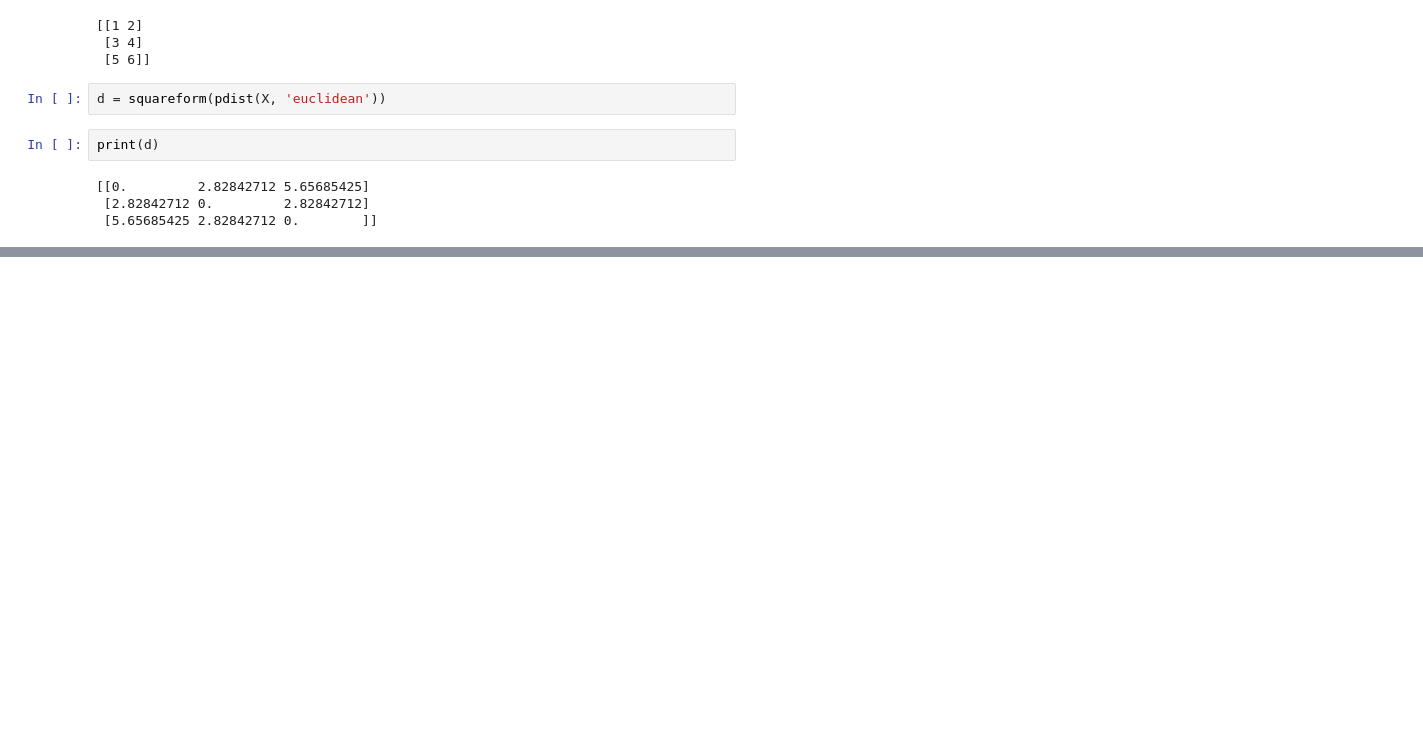
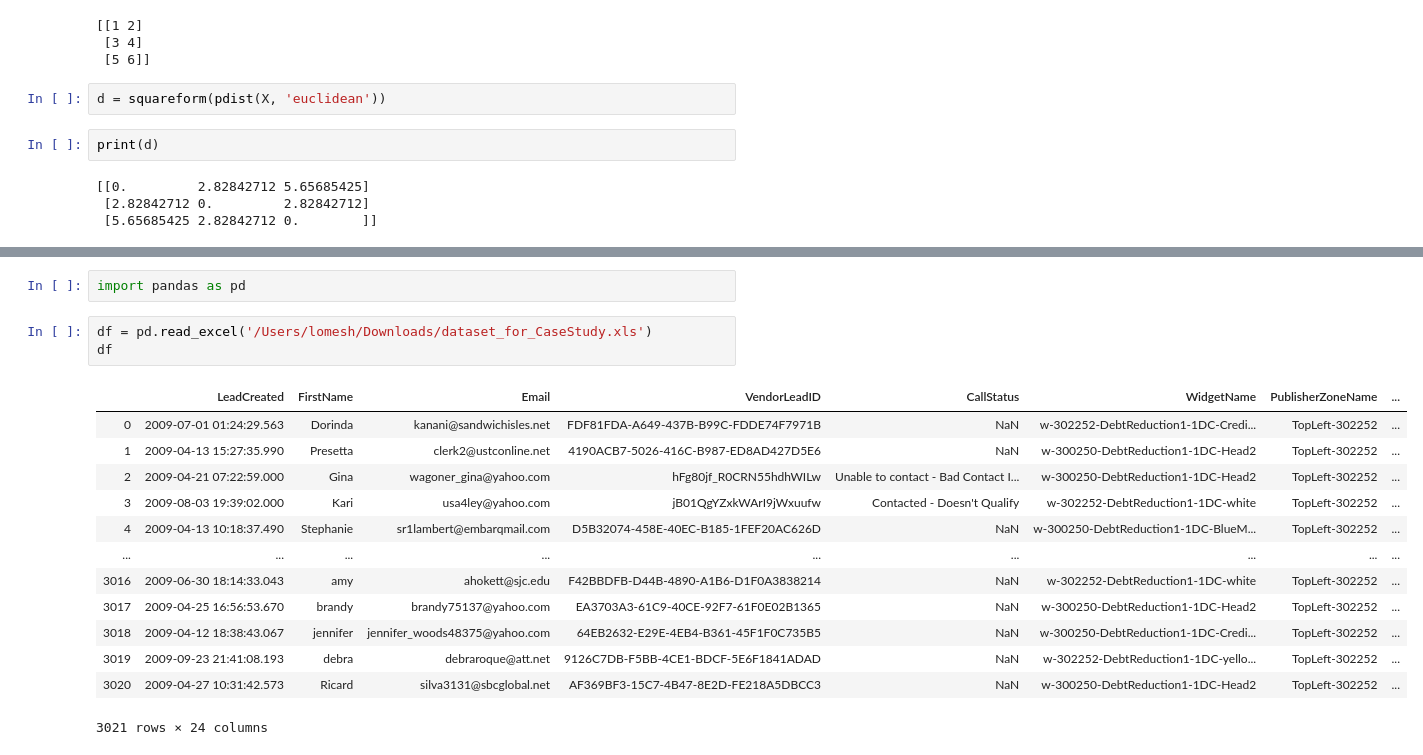
Before and after one commit to acharles7/problem-solving, a Jupyter notebook: numpy.ipynb, the cells around one changed output, grey strips where cells are left out. Cells and saved outputs as stored; diff of their text form; blank space fills up the shorter version.

```diff
--- a/numpy.ipynb
+++ b/numpy.ipynb
@@ -112,0 +1012,19 @@ print(d)
+# %%
+import pandas as pd
+# %%
+df = pd.read_excel('/Users/lomesh/Downloads/dataset_for_CaseStudy.xls')
+df
+# %% [output]
+|  | LeadCreated | FirstName | Email | VendorLeadID | CallStatus | WidgetName | PublisherZoneName | ... |
+| 0 | 2009-07-01 01:24:29.563 | Dorinda | kanani@sandwichisles.net | FDF81FDA-A649-437B-B99C-FDDE74F7971B | NaN | w-302252-DebtReduction1-1DC-Credi... | TopLeft-302252 | ... |
+| 1 | 2009-04-13 15:27:35.990 | Presetta | clerk2@ustconline.net | 4190ACB7-5026-416C-B987-ED8AD427D5E6 | NaN | w-300250-DebtReduction1-1DC-Head2 | TopLeft-302252 | ... |
+| 2 | 2009-04-21 07:22:59.000 | Gina | wagoner_gina@yahoo.com | hFg80jf_R0CRN55hdhWILw | Unable to contact - Bad Contact I... | w-300250-DebtReduction1-1DC-Head2 | TopLeft-302252 | ... |
+| 3 | 2009-08-03 19:39:02.000 | Kari | usa4ley@yahoo.com | jB01QgYZxkWArI9jWxuufw | Contacted - Doesn't Qualify | w-302252-DebtReduction1-1DC-white | TopLeft-302252 | ... |
+| 4 | 2009-04-13 10:18:37.490 | Stephanie | sr1lambert@embarqmail.com | D5B32074-458E-40EC-B185-1FEF20AC626D | NaN | w-300250-DebtReduction1-1DC-BlueM... | TopLeft-302252 | ... |
+| ... | ... | ... | ... | ... | ... | ... | ... | ... |
+| 3016 | 2009-06-30 18:14:33.043 | amy | ahokett@sjc.edu | F42BBDFB-D44B-4890-A1B6-D1F0A3838214 | NaN | w-302252-DebtReduction1-1DC-white | TopLeft-302252 | ... |
+| 3017 | 2009-04-25 16:56:53.670 | brandy | brandy75137@yahoo.com | EA3703A3-61C9-40CE-92F7-61F0E02B1365 | NaN | w-300250-DebtReduction1-1DC-Head2 | TopLeft-302252 | ... |
+| 3018 | 2009-04-12 18:38:43.067 | jennifer | jennifer_woods48375@yahoo.com | 64EB2632-E29E-4EB4-B361-45F1F0C735B5 | NaN | w-300250-DebtReduction1-1DC-Credi... | TopLeft-302252 | ... |
+| 3019 | 2009-09-23 21:41:08.193 | debra | debraroque@att.net | 9126C7DB-F5BB-4CE1-BDCF-5E6F1841ADAD | NaN | w-302252-DebtReduction1-1DC-yello... | TopLeft-302252 | ... |
+| 3020 | 2009-04-27 10:31:42.573 | Ricard | silva3131@sbcglobal.net | AF369BF3-15C7-4B47-8E2D-FE218A5DBCC3 | NaN | w-300250-DebtReduction1-1DC-Head2 | TopLeft-302252 | ... |
+3021 rows × 24 columns
```
Also changed, not shown: parts of 43 cells of this notebook.
